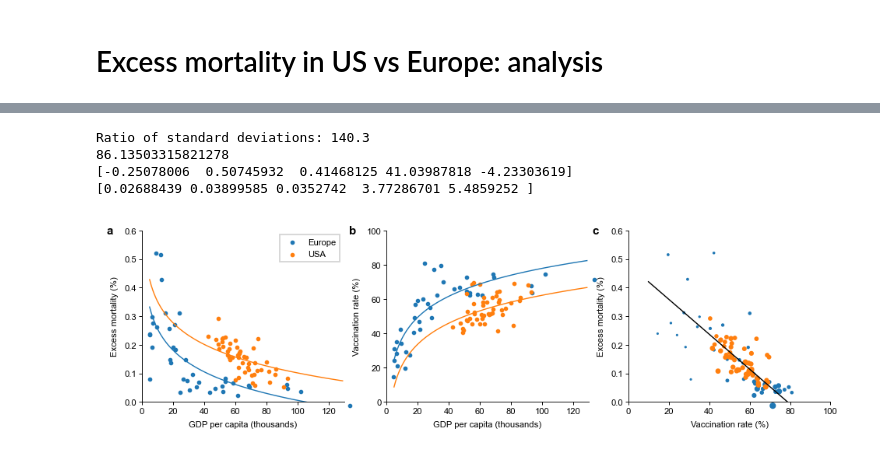
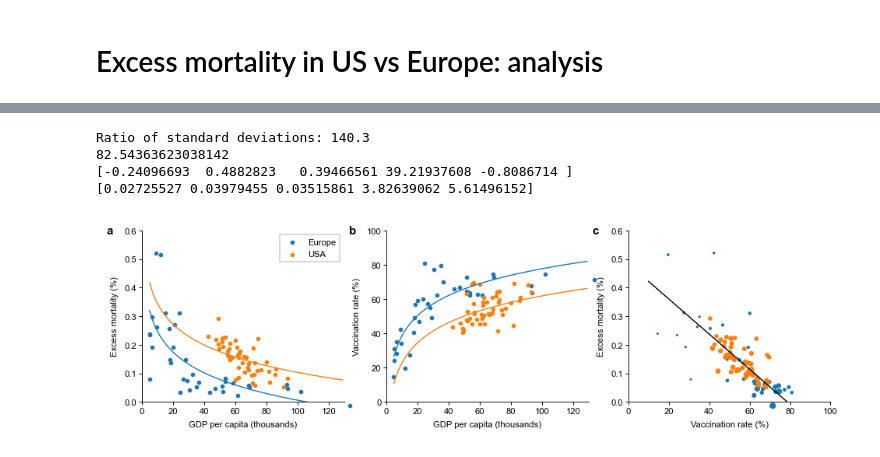
Before and after one commit to dkobak/covid-excess-us-eu, a Jupyter notebook: analysis.ipynb, the cells around one changed output, grey strips where cells are left out. Cells and saved outputs as stored; diff of their text form; code cells hidden in the pictures.

```diff
--- a/analysis.ipynb
+++ b/analysis.ipynb
@@ -227,19 +225,13 @@ from scipy.optimize import curve_fit
 def myfun1(x, a, b, c):
     y = a * np.log10(x[0,:] / 1000) + b
     us = x[1,:] == 1
-    y[us] = a * np.log10(x[:, us][0,:] / 1000 / c) + b
-    return y
-
-def myfun2(x, a, b, c):
-    y = a * np.log10(x[0,:] / 1000) + b
-    us = x[1,:] == 1
-    y[us] = a * np.log10(x[:, us][0,:] / 1000 / c) + b
+    y[us] = a * np.log10(x[:, us][0,:] / 1000 * c) + b
     return y
 
 def myfun(x, a, b, c, d, e):
     y = np.concatenate((
         myfun1(x, a, b, c),
-        myfun2(x, d, e, c)
+        myfun1(x, d, e, c)
     ))
     return y
 
@@ -346,16 +452,10 @@ def myfun1(x, a, b, c):
     y[us] = a * np.log10(x[:, us][0,:] / 1000 * c) + b
     return y
 
-def myfun2(x, a, b, c):
-    y = a * np.log10(x[0,:] / 1000) + b
-    us = x[1,:] == 1
-    y[us] = a * np.log10(x[:, us][0,:] / 1000 * c) + b
-    return y
-
 def myfun(x, a, b, c, d, e):
     y = np.concatenate((
         myfun1(x, a, b, c),
-        myfun2(x, d, e, c)
+        myfun1(x, d, e, c)
     ))
     return y
 
@@ -382,37 +482,37 @@ print(std_errs)
 # Plot the fits
 
 gdpgrid = np.arange(5, 130)
 yhat = myfun(np.concatenate((gdpgrid[np.newaxis,:] * 1000, np.zeros_like(gdpgrid)[np.newaxis,:]), axis=0), *betahat)
 yhat1 = yhat[:len(yhat)//2]
 yhat2 = yhat[len(yhat)//2:]
 
 axs[0].plot(gdpgrid, yhat1)
 axs[1].plot(gdpgrid, yhat2)
 
 yhat = myfun(np.concatenate((gdpgrid[np.newaxis,:] * 1000, np.ones_like(gdpgrid)[np.newaxis,:]), axis=0), *betahat)
 yhat1 = yhat[:len(yhat)//2]
 yhat2 = yhat[len(yhat)//2:]
 
 axs[0].plot(gdpgrid, yhat1)
 axs[1].plot(gdpgrid, yhat2)
 
 slope = betahat[0] / betahat[3]
 intercept = - slope * betahat[4] + betahat[1]
 
 vaccgrid = np.arange(10, 80)
 yhat = vaccgrid * slope + intercept
 axs[2].plot(vaccgrid, yhat, 'k')
 
 ############################################################
 # Save
 
 fig.savefig('us-vs-eu-gdp.png', dpi=300)
 # %% [output]
 Ratio of standard deviations: 140.3
-86.13503315821278
-[-0.25078006  0.50745932  0.41468125 41.03987818 -4.23303619]
-[0.02688439 0.03899585 0.0352742  3.77286701 5.4859252 ]
+82.54363623038142
+[-0.24096693  0.4882823   0.39466561 39.21937608 -0.8086714 ]
+[0.02725527 0.03979455 0.03515861 3.82639062 5.61496152]
-[figure, old version]
+[figure, new version]
 # %%
 us_gdp = df[(df.region != 'District of Columbia') & (df.US == 1)][['gdp']].values
 us_exc = df[(df.region != 'District of Columbia') & (df.US == 1)][['rel_excess21_22']].values
```
Also changed, not shown: parts of 15 cells of this notebook, 9 other files.
